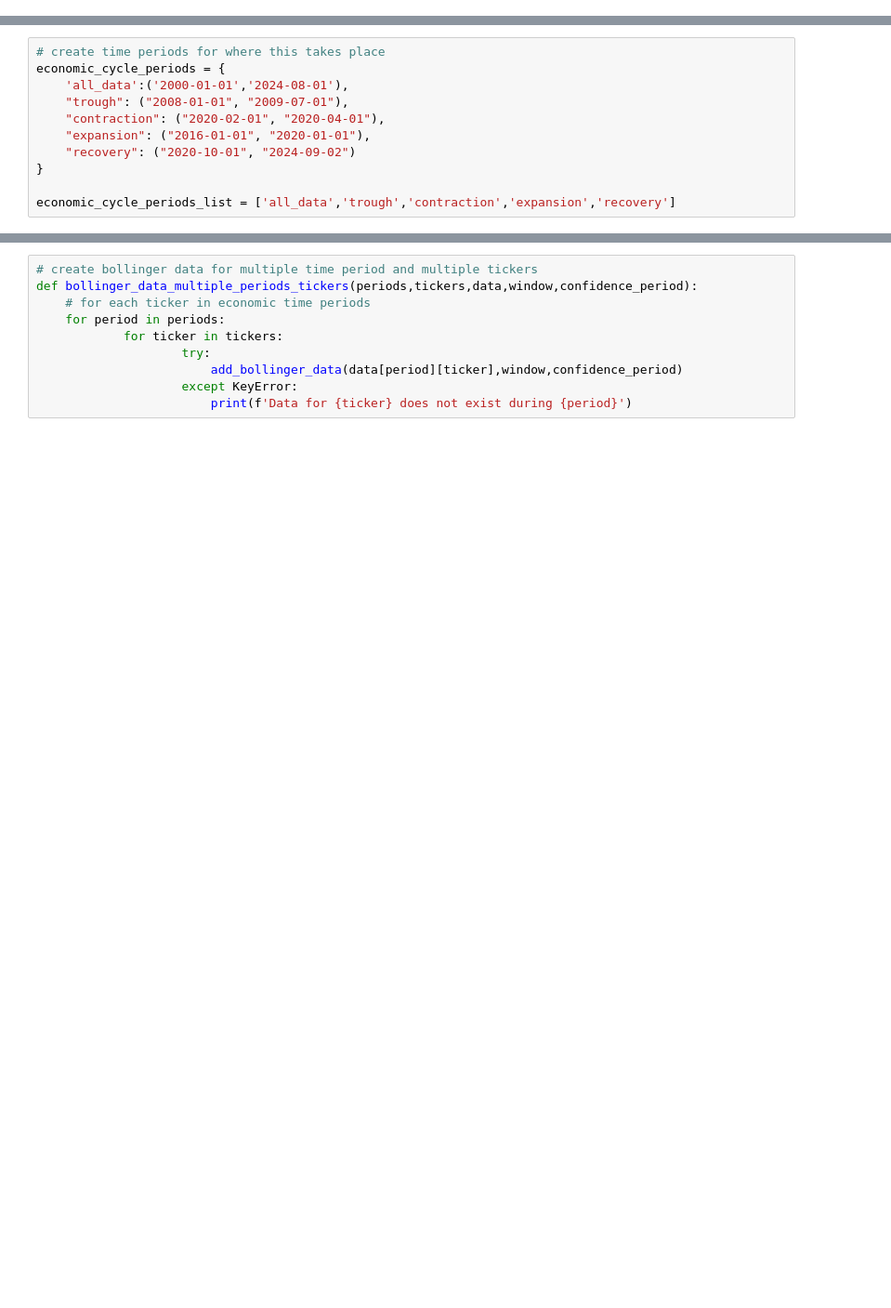
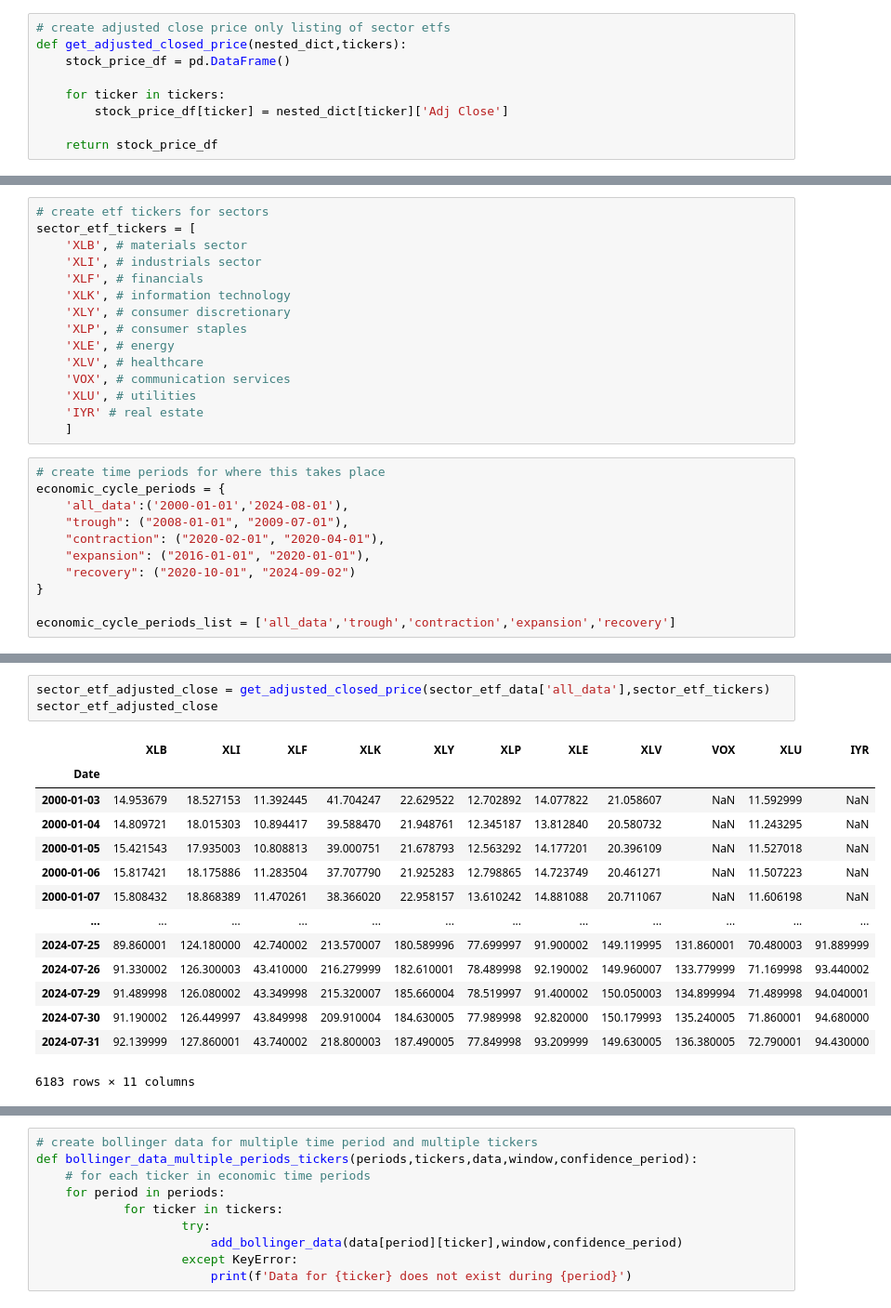
Before and after one commit to bennicholson2/Enhancing-Technical-Analysis-with-Data-Science, a Jupyter notebook: bollinger_bands.ipynb, the cells around one changed output, grey strips where cells are left out. Shown at 93% size. Saved outputs shown, nothing was run; the diff lists cells and outputs as text; blank space fills up the shorter version.

```diff
--- a/bollinger_bands.ipynb
+++ b/bollinger_bands.ipynb
@@ -29,3 +49,12 @@ def download_stock_data_for_periods(tickers, periods):
         all_data[period] = period_data
 
     return all_data
+# %%
+# create adjusted close price only listing of sector etfs
+def get_adjusted_closed_price(nested_dict,tickers):
+    stock_price_df = pd.DataFrame()
+
+    for ticker in tickers:
+        stock_price_df[ticker] = nested_dict[ticker]['Adj Close']
+
+    return stock_price_df
@@ -32,3 +195,18 @@ def download_stock_data_for_periods(tickers, periods):
+# %%
+# create etf tickers for sectors
+sector_etf_tickers = [
+    'XLB', # materials sector
+    'XLI', # industrials sector
+    'XLF', # financials
+    'XLK', # information technology
+    'XLY', # consumer discretionary
+    'XLP', # consumer staples
+    'XLE', # energy
+    'XLV', # healthcare
+    'VOX', # communication services
+    'XLU', # utilities
+    'IYR' # real estate
+    ]
 # %%
 # create time periods for where this takes place
 economic_cycle_periods = {
@@ -103,0 +242,18 @@ An error occurred for ticker XLRE: Stock data for ticker XLRE during the period
+# %%
+sector_etf_adjusted_close = get_adjusted_closed_price(sector_etf_data['all_data'],sector_etf_tickers)
+sector_etf_adjusted_close
+# %% [output]
+|  | XLB | XLI | XLF | XLK | XLY | XLP | XLE | XLV | VOX | XLU | IYR |
+| Date |  |  |  |  |  |  |  |  |  |  |  |
+| 2000-01-03 | 14.953679 | 18.527153 | 11.392445 | 41.704247 | 22.629522 | 12.702892 | 14.077822 | 21.058607 | NaN | 11.592999 | NaN |
+| 2000-01-04 | 14.809721 | 18.015303 | 10.894417 | 39.588470 | 21.948761 | 12.345187 | 13.812840 | 20.580732 | NaN | 11.243295 | NaN |
+| 2000-01-05 | 15.421543 | 17.935003 | 10.808813 | 39.000751 | 21.678793 | 12.563292 | 14.177201 | 20.396109 | NaN | 11.527018 | NaN |
+| 2000-01-06 | 15.817421 | 18.175886 | 11.283504 | 37.707790 | 21.925283 | 12.798865 | 14.723749 | 20.461271 | NaN | 11.507223 | NaN |
+| 2000-01-07 | 15.808432 | 18.868389 | 11.470261 | 38.366020 | 22.958157 | 13.610242 | 14.881088 | 20.711067 | NaN | 11.606198 | NaN |
+| ... | ... | ... | ... | ... | ... | ... | ... | ... | ... | ... | ... |
+| 2024-07-25 | 89.860001 | 124.180000 | 42.740002 | 213.570007 | 180.589996 | 77.699997 | 91.900002 | 149.119995 | 131.860001 | 70.480003 | 91.889999 |
+| 2024-07-26 | 91.330002 | 126.300003 | 43.410000 | 216.279999 | 182.610001 | 78.489998 | 92.190002 | 149.960007 | 133.779999 | 71.169998 | 93.440002 |
+| 2024-07-29 | 91.489998 | 126.080002 | 43.349998 | 215.320007 | 185.660004 | 78.519997 | 91.400002 | 150.050003 | 134.899994 | 71.489998 | 94.040001 |
+| 2024-07-30 | 91.190002 | 126.449997 | 43.849998 | 209.910004 | 184.630005 | 77.989998 | 92.820000 | 150.179993 | 135.240005 | 71.860001 | 94.680000 |
+| 2024-07-31 | 92.139999 | 127.860001 | 43.740002 | 218.800003 | 187.490005 | 77.849998 | 93.209999 | 149.630005 | 136.380005 | 72.790001 | 94.430000 |
+6183 rows × 11 columns
```
Also changed, not shown: parts of 33 cells of this notebook.
